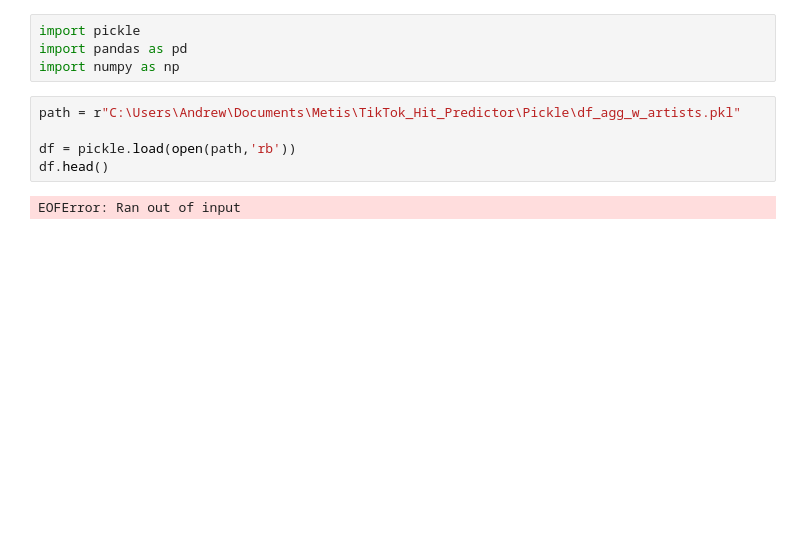
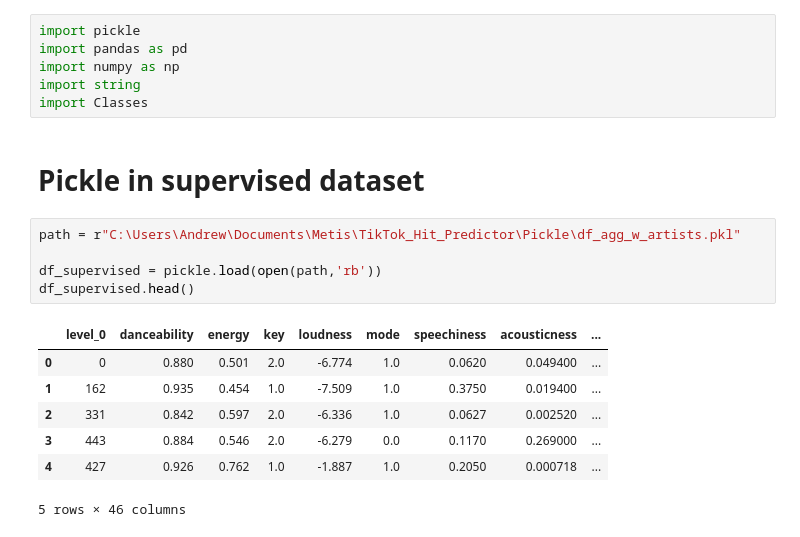
Before and after one commit to andrewdouglassmith1/TikTok_Hit_Predictor, a Jupyter notebook: Songs_Collections_Cleaning/8-Categorical_Encoding.ipynb, the cells around one changed output. Saved outputs shown, nothing was run; the diff lists cells and outputs as text; blank space fills up the shorter version.

```diff
--- a/Songs_Collections_Cleaning/8-Categorical_Encoding.ipynb
+++ b/Songs_Collections_Cleaning/8-Categorical_Encoding.ipynb
@@ -5,10 +5,20 @@ In this notebook, I combine the hit/not a hit dataset with the outside Kaggle da
 import pickle
 import pandas as pd
 import numpy as np
+import string
+import Classes
+# %% [markdown]
+# Pickle in supervised dataset
 # %%
 path = r"C:\Users\Andrew\Documents\Metis\TikTok_Hit_Predictor\Pickle\df_agg_w_artists.pkl"
 
-df = pickle.load(open(path,'rb'))
-df.head()
+df_supervised = pickle.load(open(path,'rb'))
+df_supervised.head()
 # %% [output]
+|  | level_0 | danceability | energy | key | loudness | mode | speechiness | acousticness | ... |
+| 0 | 0 | 0.880 | 0.501 | 2.0 | -6.774 | 1.0 | 0.0620 | 0.049400 | ... |
+| 1 | 162 | 0.935 | 0.454 | 1.0 | -7.509 | 1.0 | 0.3750 | 0.019400 | ... |
+| 2 | 331 | 0.842 | 0.597 | 2.0 | -6.336 | 1.0 | 0.0627 | 0.002520 | ... |
+| 3 | 443 | 0.884 | 0.546 | 2.0 | -6.279 | 0.0 | 0.1170 | 0.269000 | ... |
+| 4 | 427 | 0.926 | 0.762 | 1.0 | -1.887 | 1.0 | 0.2050 | 0.000718 | ... |
-EOFError: Ran out of input
+5 rows × 46 columns
```
Also changed, not shown: parts of 44 cells of this notebook.
